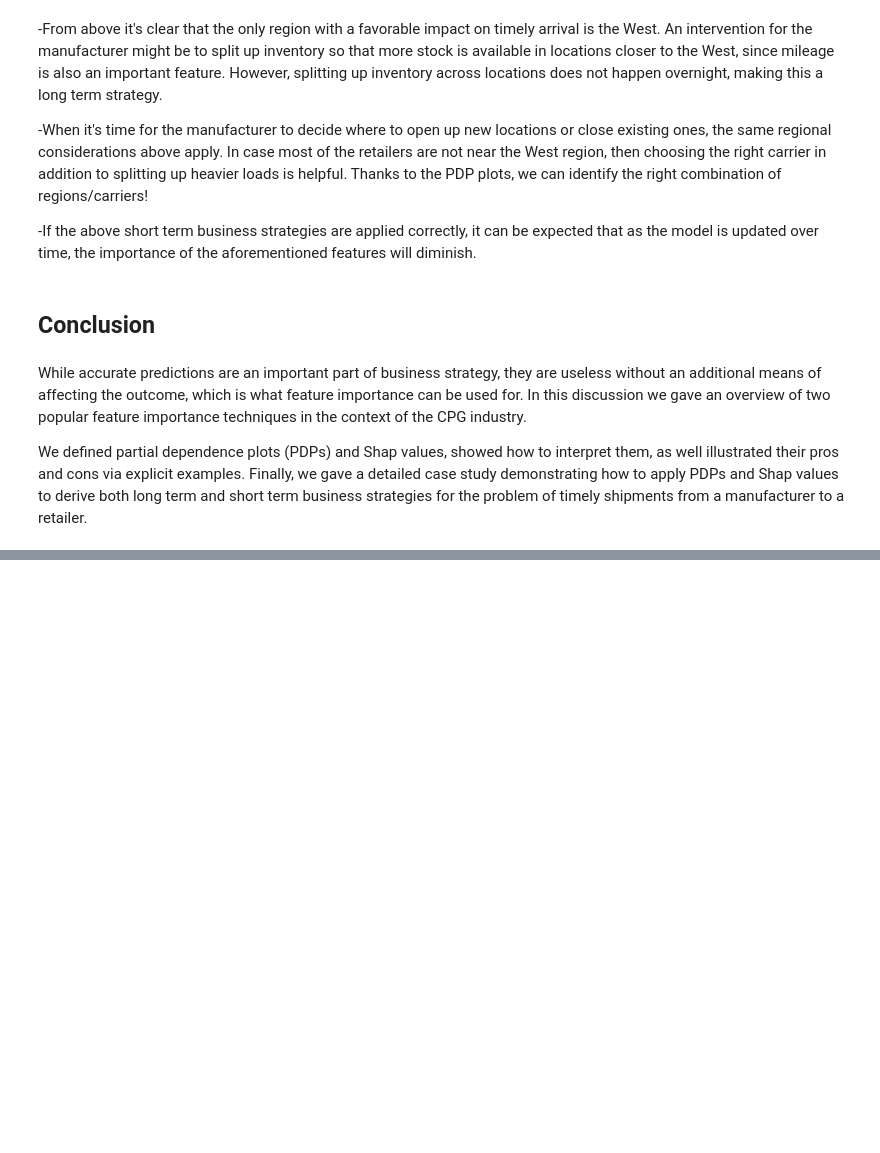
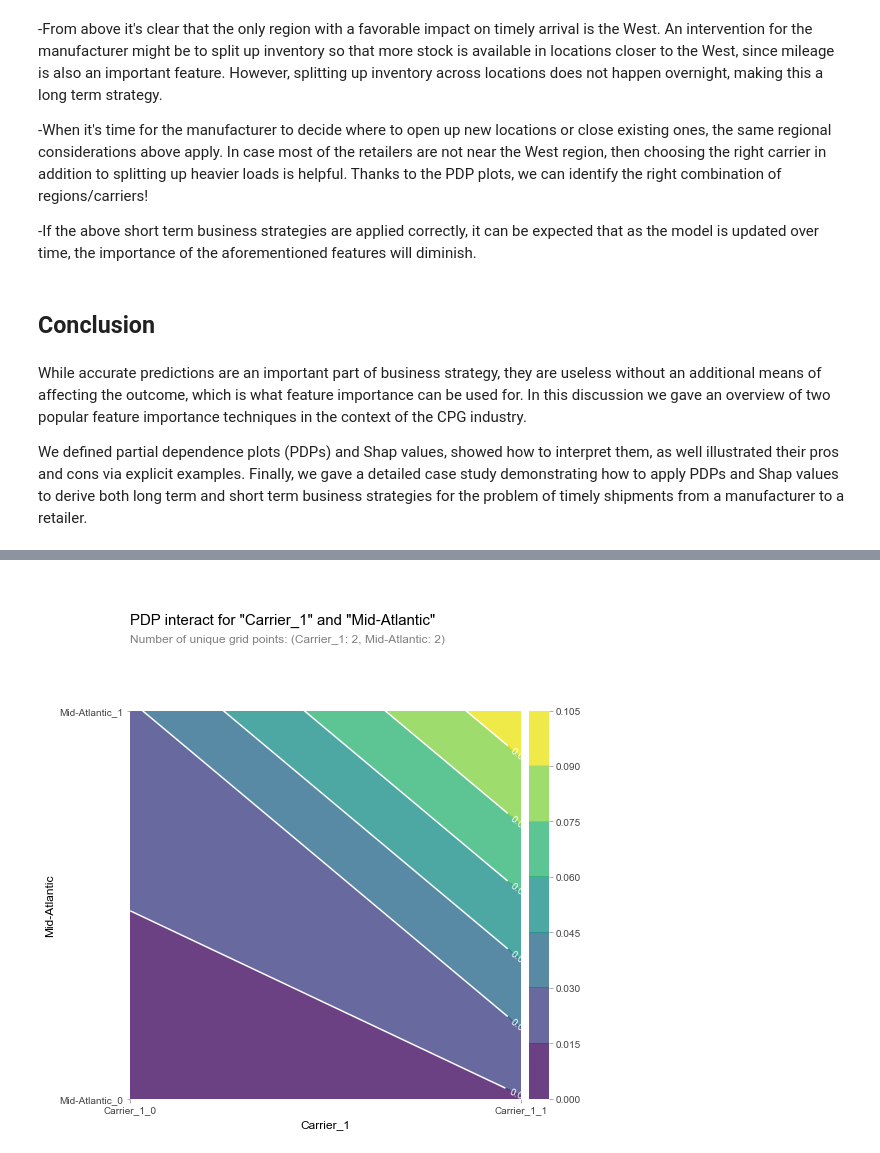
Before and after one commit to abcde799/Feature-Importance, a Jupyter notebook: shap0.ipynb, the cells around one changed output, grey strips where cells are left out. Cells and saved outputs as stored; diff of their text form; code cells hidden in the pictures; blank space fills up the shorter version.

```diff
--- a/shap0.ipynb
+++ b/shap0.ipynb
@@ -628,0 +634,6 @@ We defined partial dependence plots (PDPs) and Shap values, showed how to interp
+# %%
+inter_rf = pdp.pdp_interact(model=reg_lin, dataset=X_train, model_features=features,features=['Carrier_1', 'Mid-Atlantic'])
+
+fig, axes = pdp.pdp_interact_plot(inter_rf, ['Carrier_1', 'Mid-Atlantic'], x_quantile=True, plot_type='contour', plot_pdp=False)
+# %% [output]
+[figure, added]
```
Also changed, not shown: parts of 19 cells of this notebook.
